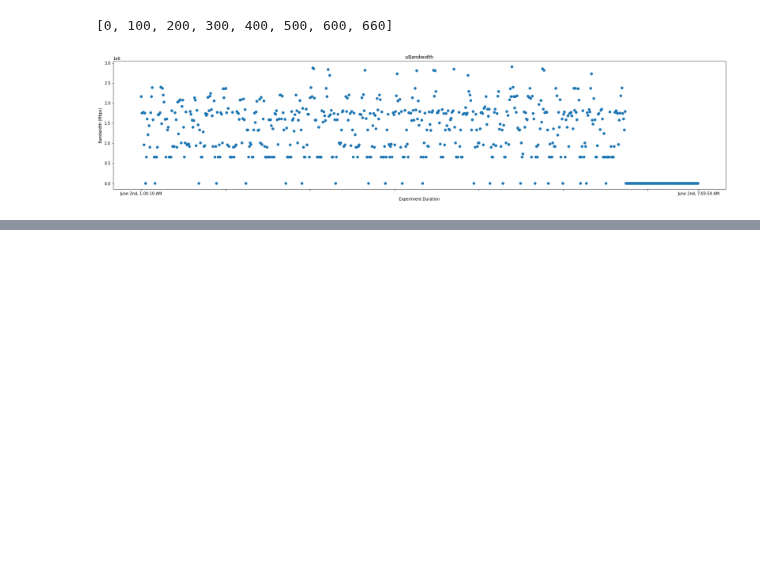
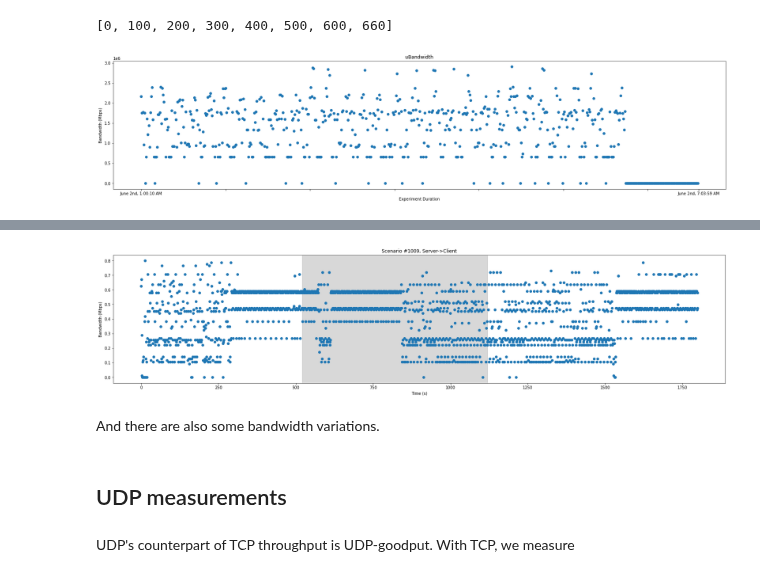
Before and after one commit to nislab/gensync, a Jupyter notebook: run/analysis.ipynb, the cells around one changed output, grey strips where cells are left out. Cells and saved outputs as stored; diff of their text form; code cells hidden in the pictures; blank space fills up the shorter version.

```diff
--- a/run/analysis.ipynb
+++ b/run/analysis.ipynb
@@ -1051,0 +1076,10 @@ d_1026_2s[(d_1026_2s['diffs'] == 100) & (d_1026_2s['cardinality'] == 10000)]
+# %%
+plot_iperf_time_series(d_1009_stc, title='Scenario #1009, Server->Client')
+# %% [output]
+[figure, added]
+# %% [markdown]
+And there are also some bandwidth variations.
+# %% [markdown]
+## UDP measurements
+# %% [markdown]
+UDP's counterpart of TCP throughput is UDP-goodput. With TCP, we measure
```
Also changed, not shown: parts of 10 cells of this notebook, 2 other files.
